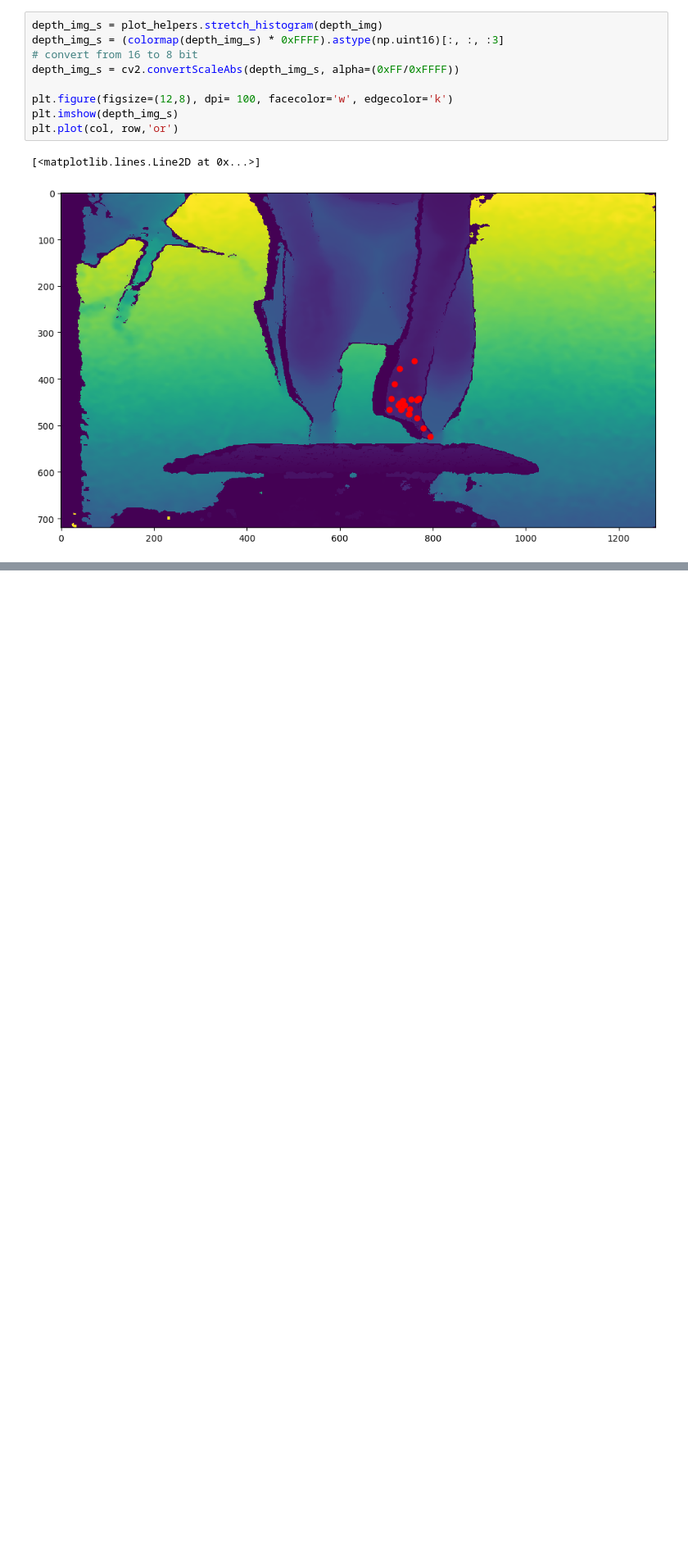
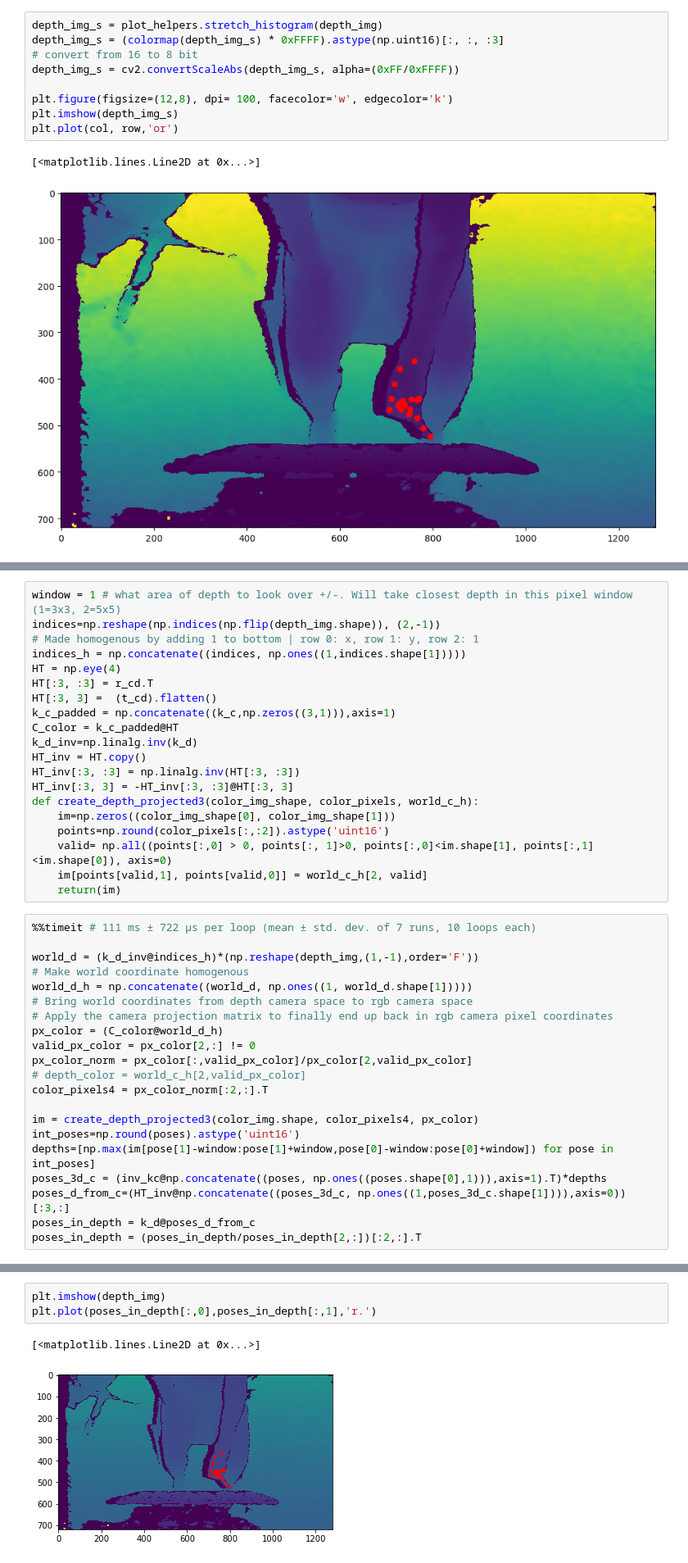
Before and after one commit to Rehab-Robotics-Lab/FloAssessmentPipeline, a Jupyter notebook: notebooks/get depth from color.ipynb, the cells around one changed output, grey strips where cells are left out. Shown at 82% size. Saved outputs shown, nothing was run; the diff lists cells and outputs as text; blank space fills up the shorter version.

```diff
--- a/notebooks/get depth from color.ipynb
+++ b/notebooks/get depth from color.ipynb
@@ -282,0 +383,41 @@ plt.plot(col, row,'or')
+# %%
+window = 1 # what area of depth to look over +/-. Will take closest depth in this pixel window (1=3x3, 2=5x5)
+indices=np.reshape(np.indices(np.flip(depth_img.shape)), (2,-1))
+# Made homogenous by adding 1 to bottom | row 0: x, row 1: y, row 2: 1
+indices_h = np.concatenate((indices, np.ones((1,indices.shape[1]))))
+HT = np.eye(4)
+HT[:3, :3] = r_cd.T
+HT[:3, 3] =  (t_cd).flatten()
+k_c_padded = np.concatenate((k_c,np.zeros((3,1))),axis=1)
+C_color = k_c_padded@HT
+k_d_inv=np.linalg.inv(k_d)
+HT_inv = HT.copy()
+HT_inv[:3, :3] = np.linalg.inv(HT[:3, :3])
+HT_inv[:3, 3] = -HT_inv[:3, :3]@HT[:3, 3]
+def create_depth_projected3(color_img_shape, color_pixels, world_c_h):
+    im=np.zeros((color_img_shape[0], color_img_shape[1]))
+    points=np.round(color_pixels[:,:2]).astype('uint16')
+    valid= np.all((points[:,0] > 0, points[:, 1]>0, points[:,0]<im.shape[1], points[:,1] <im.shape[0]), axis=0)
+    im[points[valid,1], points[valid,0]] = world_c_h[2, valid]
+    return(im)
+# %%
+%%timeit # 111 ms ± 722 µs per loop (mean ± std. dev. of 7 runs, 10 loops each)
+
+world_d = (k_d_inv@indices_h)*(np.reshape(depth_img,(1,-1),order='F'))
+# Make world coordinate homogenous
+world_d_h = np.concatenate((world_d, np.ones((1, world_d.shape[1]))))
+# Bring world coordinates from depth camera space to rgb camera space
+# Apply the camera projection matrix to finally end up back in rgb camera pixel coordinates
+px_color = (C_color@world_d_h)
+valid_px_color = px_color[2,:] != 0
+px_color_norm = px_color[:,valid_px_color]/px_color[2,valid_px_color]
+# depth_color = world_c_h[2,valid_px_color]
+color_pixels4 = px_color_norm[:2,:].T
+
+im = create_depth_projected3(color_img.shape, color_pixels4, px_color)
+int_poses=np.round(poses).astype('uint16')
+depths=[np.max(im[pose[1]-window:pose[1]+window,pose[0]-window:pose[0]+window]) for pose in int_poses]
+poses_3d_c = (inv_kc@np.concatenate((poses, np.ones((poses.shape[0],1))),axis=1).T)*depths
+poses_d_from_c=(HT_inv@np.concatenate((poses_3d_c, np.ones((1,poses_3d_c.shape[1]))),axis=0))[:3,:]
+poses_in_depth = k_d@poses_d_from_c
+poses_in_depth = (poses_in_depth/poses_in_depth[2,:])[:2,:].T
@@ -282,0 +426,6 @@ plt.plot(col, row,'or')
+# %%
+plt.imshow(depth_img)
+plt.plot(poses_in_depth[:,0],poses_in_depth[:,1],'r.')
+# %% [output]
+[<matplotlib.lines.Line2D at 0x...>]
+[figure, added]
```
Also changed, not shown: parts of 27 cells of this notebook, 1 other file.
